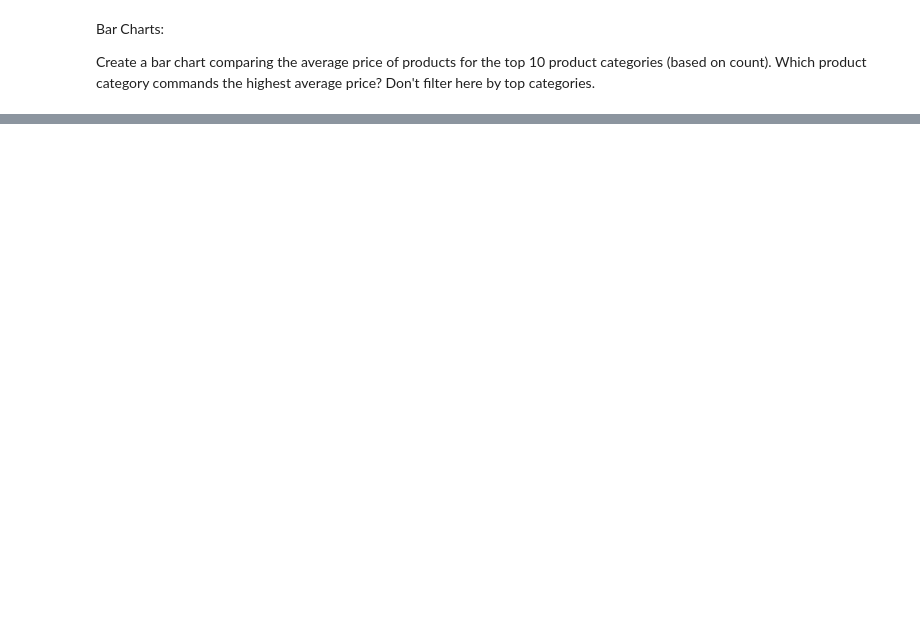
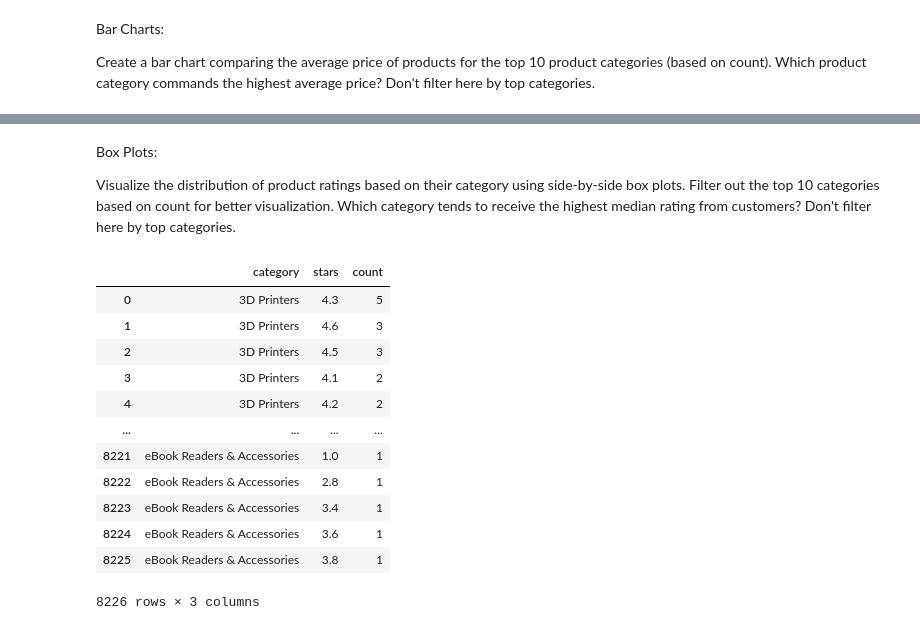
Before and after one commit to JCastillo1997/Stumbling-n-Learnin-n, a Jupyter notebook: Labs_eda/Lab_2/Lab_2.ipynb, the cells around one changed output, grey strips where cells are left out. Saved outputs shown, nothing was run; the diff lists cells and outputs as text; code cells hidden in the pictures; blank space fills up the shorter version.

```diff
--- a/Labs_eda/Lab_2/Lab_2.ipynb
+++ b/Labs_eda/Lab_2/Lab_2.ipynb
@@ -321,0 +302,5 @@ plt.xticks(rotation=45)
+# %% [markdown]
+Box Plots:
+
+Visualize the distribution of product ratings based on their category using side-by-side box plots. Filter out the top 10 categories based on count for better visualization.
+Which category tends to receive the highest median rating from customers? Don't filter here by top categories.
@@ -321,0 +309,17 @@ plt.xticks(rotation=45)
+# %%
+df_box=df_5.groupby('category')['stars'].value_counts().reset_index()
+df_box
+# %% [output]
+|  | category | stars | count |
+| 0 | 3D Printers | 4.3 | 5 |
+| 1 | 3D Printers | 4.6 | 3 |
+| 2 | 3D Printers | 4.5 | 3 |
+| 3 | 3D Printers | 4.1 | 2 |
+| 4 | 3D Printers | 4.2 | 2 |
+| ... | ... | ... | ... |
+| 8221 | eBook Readers & Accessories | 1.0 | 1 |
+| 8222 | eBook Readers & Accessories | 2.8 | 1 |
+| 8223 | eBook Readers & Accessories | 3.4 | 1 |
+| 8224 | eBook Readers & Accessories | 3.6 | 1 |
+| 8225 | eBook Readers & Accessories | 3.8 | 1 |
+8226 rows × 3 columns
```
Also changed, not shown: parts of 8 cells of this notebook.
